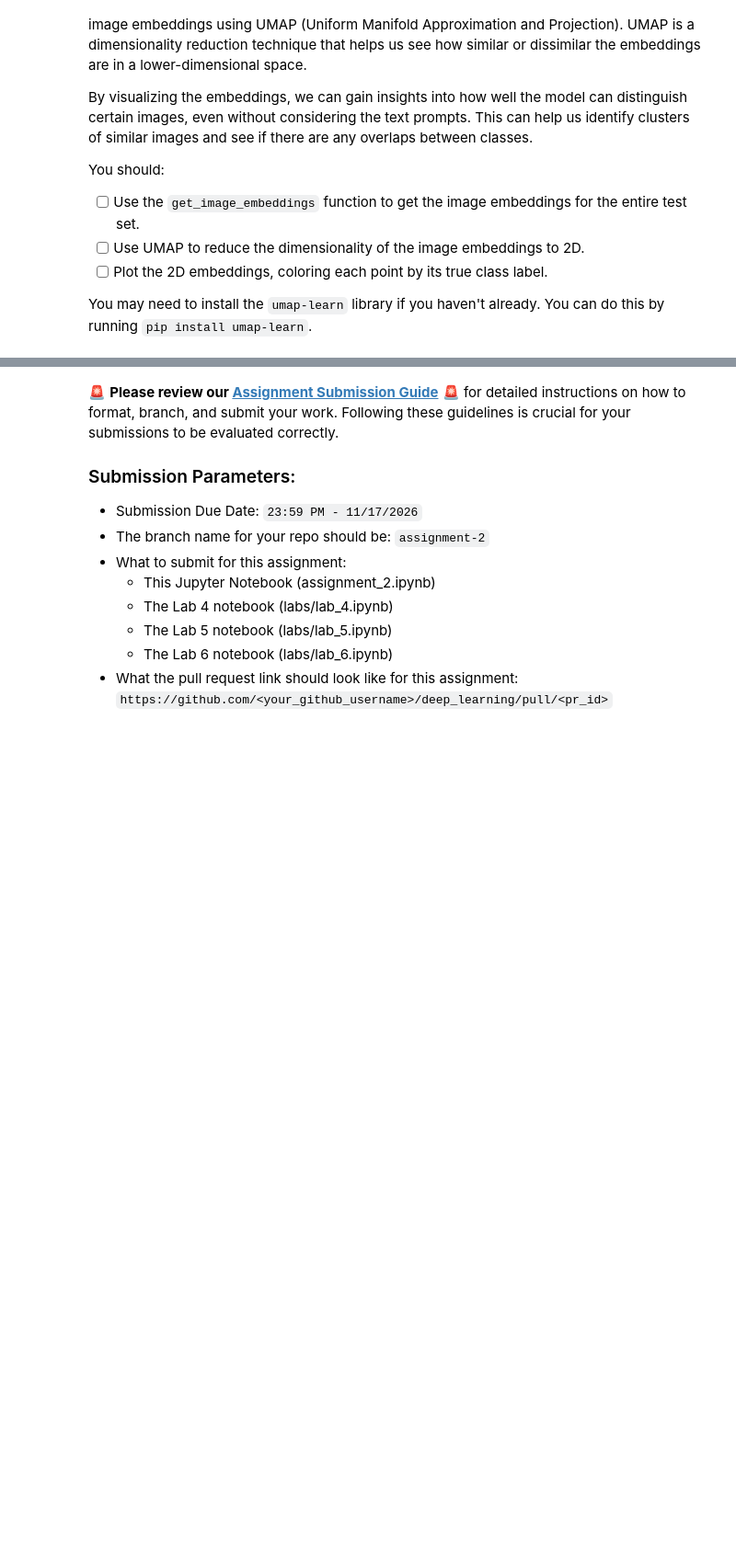
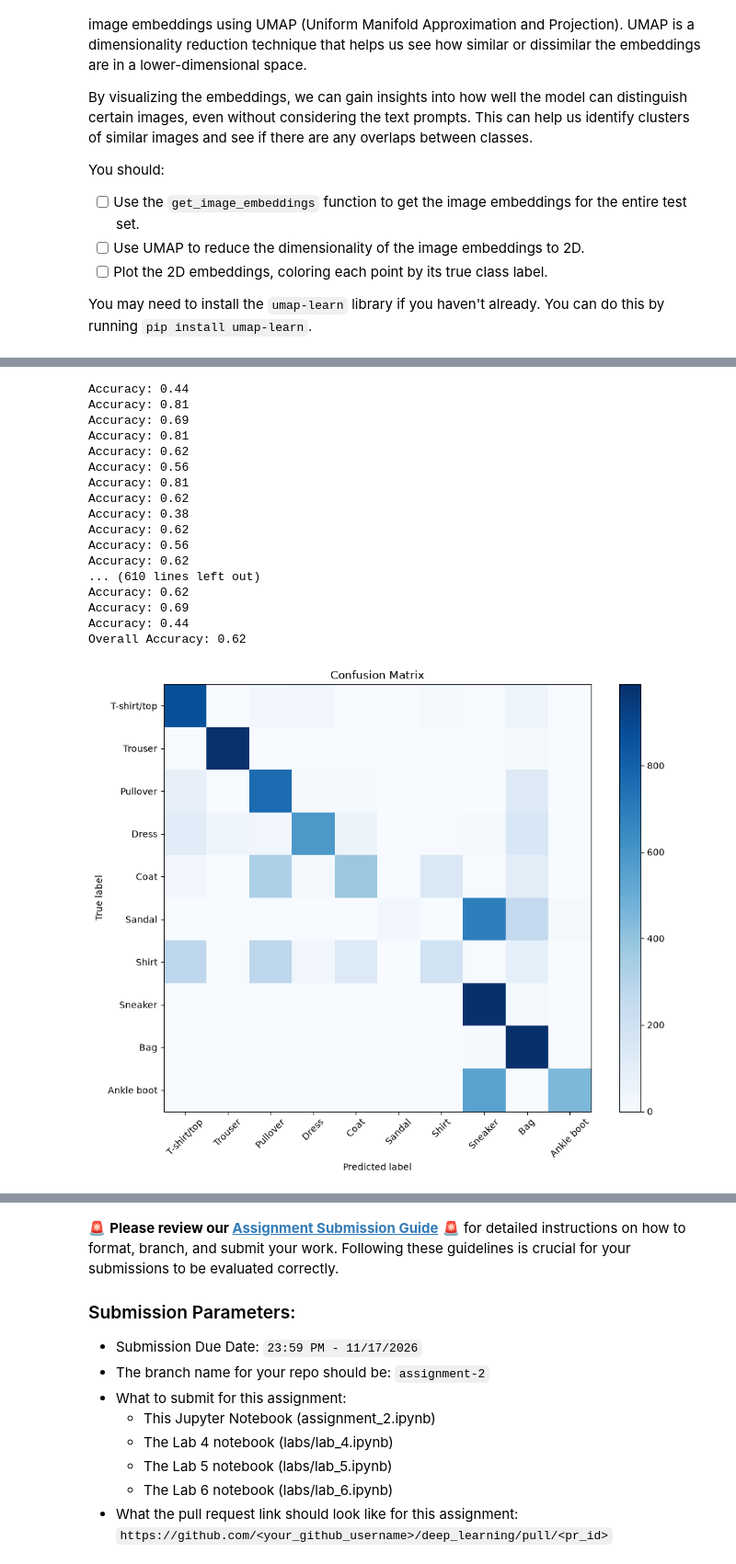
Before and after one commit to SaraTorbatian/deep_learning, a Jupyter notebook: 02_activities/assignments/assignment_2.ipynb, the cells around one changed output, grey strips where cells are left out. Shown at 92% size. Drawn from its saved outputs; the diff is of its cells as text; code cells hidden in the pictures; blank space fills up the shorter version.

Commit message:
Update Assignment 2

```diff
--- a/02_activities/assignments/assignment_2.ipynb
+++ b/02_activities/assignments/assignment_2.ipynb
@@ -315,0 +635,70 @@ You are welcome to come up with your own mini-experiment! Explain your idea in t
+# %%
+# ------------------------------------------------------------
+# 4. Generate image embeddings
+# ------------------------------------------------------------
+
+def get_image_embeddings_A(images: torch.Tensor) -> torch.Tensor:
+    """
+    Get image embeddings for the given images using the alternative CLIP model.
+    Args:
+        images (torch.Tensor): Batch of images to encode.
+    Returns:
+        torch.Tensor: Normalized image embeddings for the images.
+    """
+    with torch.no_grad():
+        image_embeddings = model_A.get_image_features(pixel_values=images)
+
+    image_embeddings = image_embeddings.pooler_output
+    image_feats = image_embeddings / image_embeddings.norm(dim=-1, keepdim=True)
+
+    return image_feats
+# %%
+# ------------------------------------------------------------
+# 5. Calculate cosine similarities, make predictions, and report accuracy, and confusion matrix
+# ------------------------------------------------------------
+
+y_true_A, y_pred_A = [], []
+
+class_embeddings_A = get_text_embeddings_A(improved_prompts)
+
+for pixel_values, labels in test_loader:
+    image_embeddings_A = get_image_embeddings_A(pixel_values)
+
+    similarity_A = get_cosine_similarity(
+        image_embeddings_A, class_embeddings_A
+    )
+
+    predictions_A = get_predictions(similarity_A)
+
+    # Report the accuracy of the predictions
+    accuracy_A = accuracy_score(labels.cpu().numpy(), predictions_A)
+    print(f"Accuracy: {accuracy_A:.2f}")
+
+    y_true_A.extend(labels.cpu().numpy())
+    y_pred_A.extend(predictions_A)
+
+accuracy_all_A = accuracy_score(y_true_A, y_pred_A)
+print(f"Overall Accuracy: {accuracy_all_A:.2f}")
+
+
+# Report the confusion matrix using the function already defined in the assignment
+plot_confusion_matrix(y_true_A, y_pred_A, CLASS_NAMES)
+# %% [output]
+Accuracy: 0.44
+Accuracy: 0.81
+Accuracy: 0.69
+Accuracy: 0.81
+Accuracy: 0.62
+Accuracy: 0.56
+Accuracy: 0.81
+Accuracy: 0.62
+Accuracy: 0.38
+Accuracy: 0.62
+Accuracy: 0.56
+Accuracy: 0.62
+... (610 lines left out)
+Accuracy: 0.62
+Accuracy: 0.69
+Accuracy: 0.44
+Overall Accuracy: 0.62
+[figure, added]
```
Also changed, not shown: parts of 24 cells of this notebook, 8 other files.
